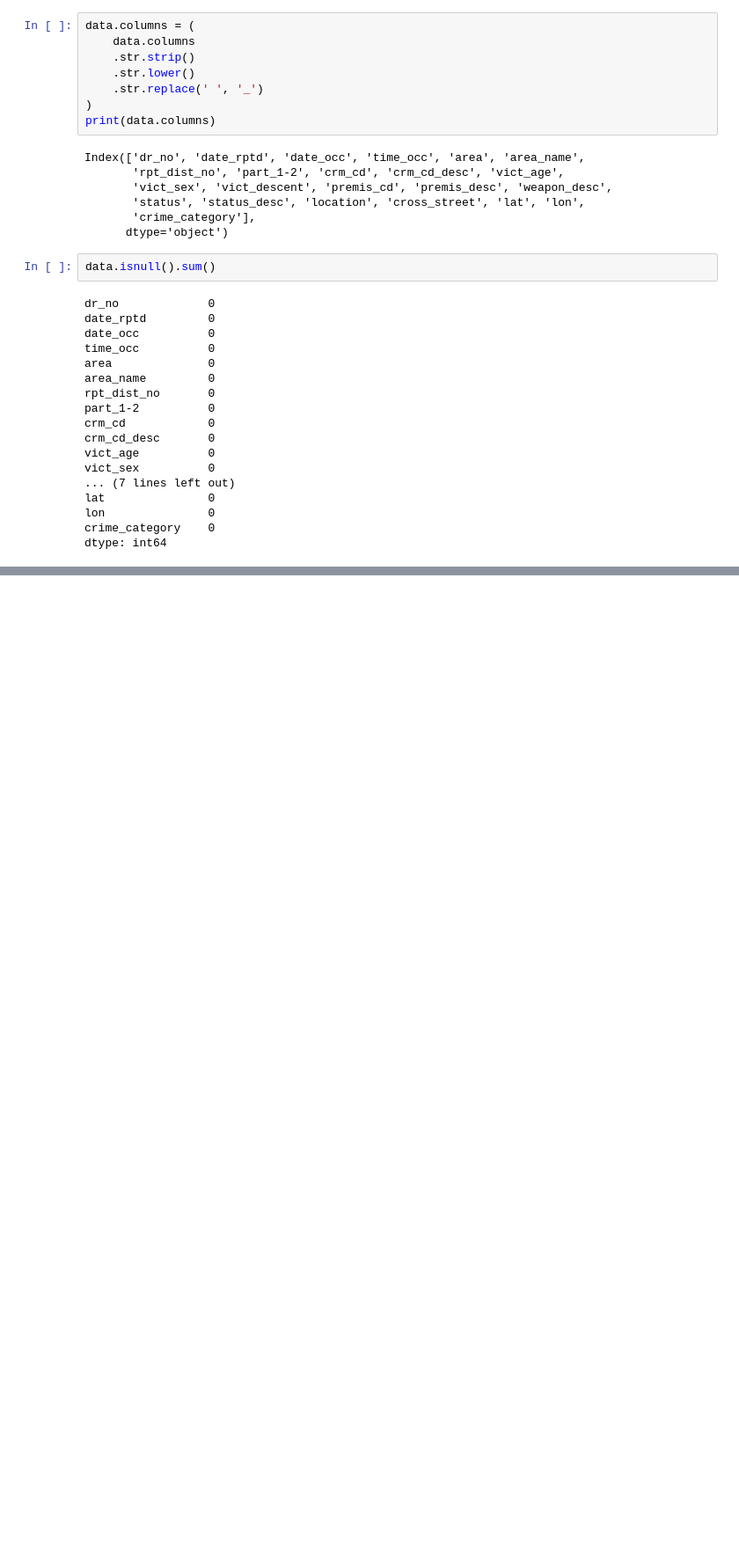
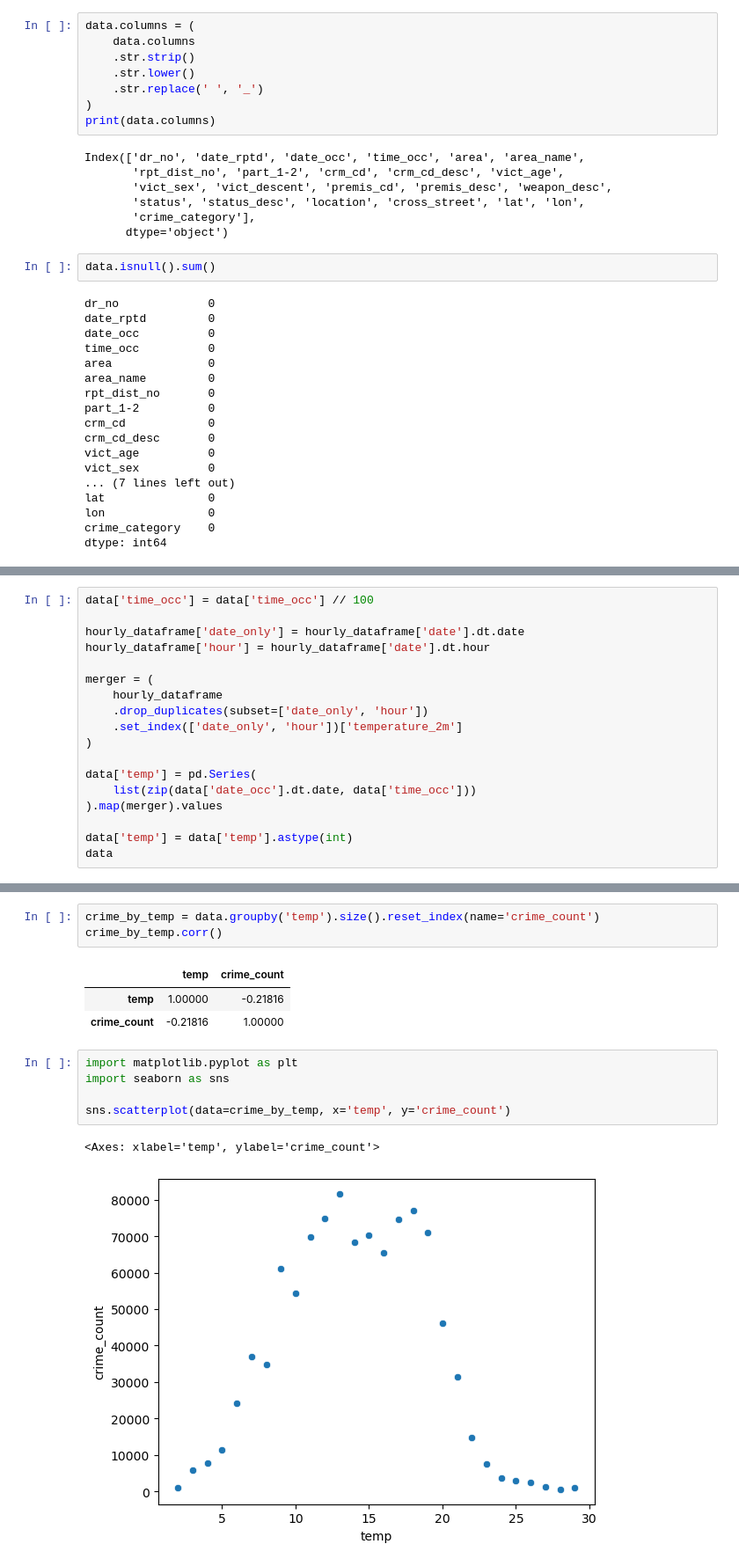
Before and after one commit to arminas553/datamining, a Jupyter notebook: Project_2.ipynb, the cells around one changed output, grey strips where cells are left out. Shown at 88% size. Cells and saved outputs as stored; diff of their text form; blank space fills up the shorter version.

Commit message:
Data cleaning + matching temperature column added

```diff
--- a/Project_2.ipynb
+++ b/Project_2.ipynb
@@ -269,0 +342,18 @@ dtype: int64
+# %%
+data['time_occ'] = data['time_occ'] // 100
+
+hourly_dataframe['date_only'] = hourly_dataframe['date'].dt.date
+hourly_dataframe['hour'] = hourly_dataframe['date'].dt.hour
+
+merger = (
+    hourly_dataframe
+    .drop_duplicates(subset=['date_only', 'hour'])
+    .set_index(['date_only', 'hour'])['temperature_2m']
+)
+
+data['temp'] = pd.Series(
+    list(zip(data['date_occ'].dt.date, data['time_occ']))
+).map(merger).values
+
+data['temp'] = data['temp'].astype(int)
+data
@@ -269,0 +374,15 @@ dtype: int64
+# %%
+crime_by_temp = data.groupby('temp').size().reset_index(name='crime_count')
+crime_by_temp.corr()
+# %% [output]
+|  | temp | crime_count |
+| temp | 1.00000 | -0.21816 |
+| crime_count | -0.21816 | 1.00000 |
+# %%
+import matplotlib.pyplot as plt
+import seaborn as sns
+
+sns.scatterplot(data=crime_by_temp, x='temp', y='crime_count')
+# %% [output]
+<Axes: xlabel='temp', ylabel='crime_count'>
+[figure, added]
```
Also changed, not shown: parts of 5 cells of this notebook.
